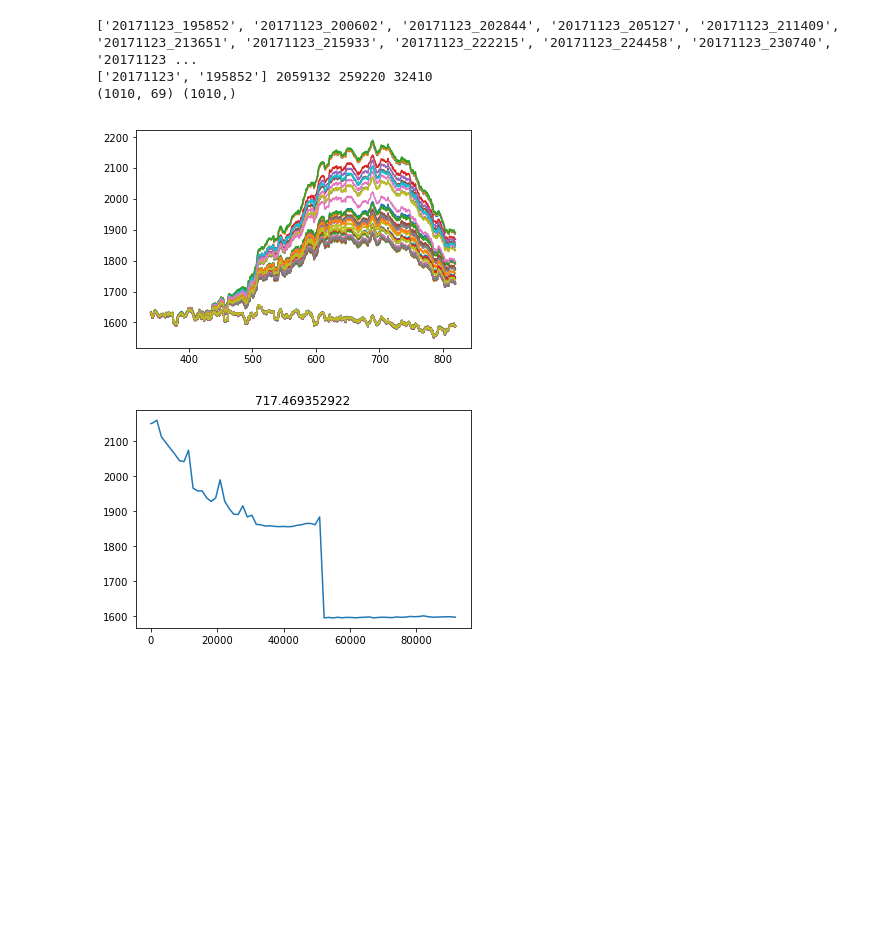
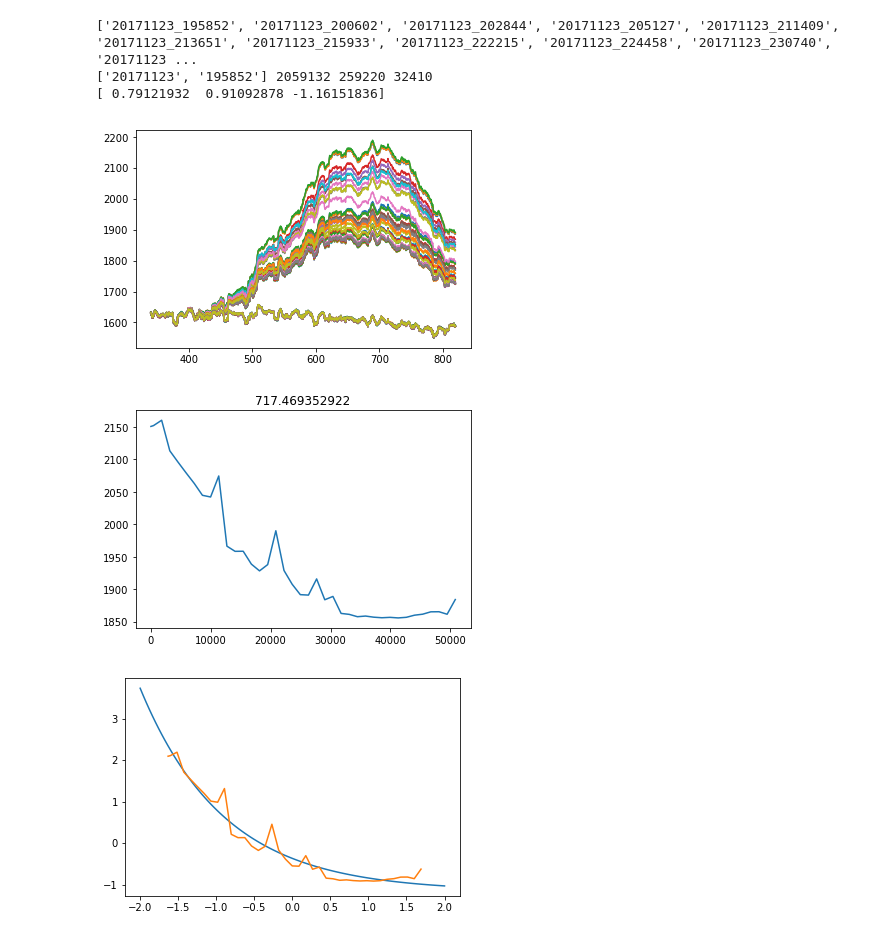
Before and after one commit to spectro-pointer/robot-Daniel-V1, a Jupyter notebook: Test_1/Spectrum_Processing.ipynb, the cells around one changed output. Saved outputs shown, nothing was run; the diff lists cells and outputs as text; code cells hidden in the pictures; blank space fills up the shorter version.

```diff
--- a/Test_1/Spectrum_Processing.ipynb
+++ b/Test_1/Spectrum_Processing.ipynb
@@ -8,6 +8,8 @@ Created on Wed Oct 18 16:59:34 2017
 """
 import glob, numpy
 import matplotlib.pyplot as plt
+from pylab import *
+from scipy.optimize import curve_fit
 
 # define a function to smooth the data
 def movingAv(a,window):
@@ -48,34 +50,49 @@ location = "A_5"
 files = glob.glob('C:/Users/newho/Documents/robot-Daniel-V1/Test_1/spectrums/201711*' + location + '.txt')
 f = files[0].split(sep='\\')
 filenames = [files[i].split(sep='\\')[1] for i in range(len(files))]
 time_stamps = [filenames[i].replace("_Y_" + location + ".txt", "") for i in range(len(filenames))]
 print(time_stamps)
 times_in_secs = day_time_to_num(time_stamps)
 
 # import one file to get length of data points
 scores =  numpy.loadtxt(files[0], delimiter='\t',  skiprows=5)
 xvals=scores[:,0]
 a = numpy.empty([scores.shape[0],len(files)])
 
 
 # get the spectrum for each file and store in 'a' columns
 for i, file in enumerate(files):
     scores =  numpy.loadtxt(file, delimiter='\t',  skiprows=5)
     a[:,i] = scores[:,1]
 
 # plot
 x=movingAv1(xvals,15) # missing x-axis (saved in xvals), keep in mind movingAv function reduces size of
 y=movingAv(a,15) # smooth with a 15 data point window
-print(y.shape, x.shape)
 plt.plot(x, y)
 plt.figure()
 index = 800
-plt.plot(times_in_secs, y[index, :] )
+plt.plot(times_in_secs[:39], y[index, :39] )
 plt.title("{0}".format(x[index]))
+
+def func(x, a, c, d):
+    return a*np.exp(-c*x)+d
+def standardize(x):
+    centered_data = x - np.mean(x, axis=0)
+    std_data = centered_data / np.std(centered_data, axis=0)
+    return std_data
+
+output, out = curve_fit(func, standardize(times_in_secs[:39]), standardize(y[index, :39]))
+print(output)
+xx = linspace(-2, 2, 100)
+yy = func(xx, output[0], output[1], output[2])
+plt.figure()
+plt.plot(xx, yy)
+plt.plot(standardize(times_in_secs[:39]), standardize(y[index, :39]))
 plt.show()
 # %% [output]
 ['20171123_195852', '20171123_200602', '20171123_202844', '20171123_205127', '20171123_211409', '20171123_213651', '20171123_215933', '20171123_222215', '20171123_224458', '20171123_230740', '20171123 ...
 ['20171123', '195852'] 2059132 259220 32410
-(1010, 69) (1010,)
+[ 0.79121932  0.91092878 -1.16151836]
 [figure]
-[figure, old version]
+[figure, new version]
+[figure, added]
```
